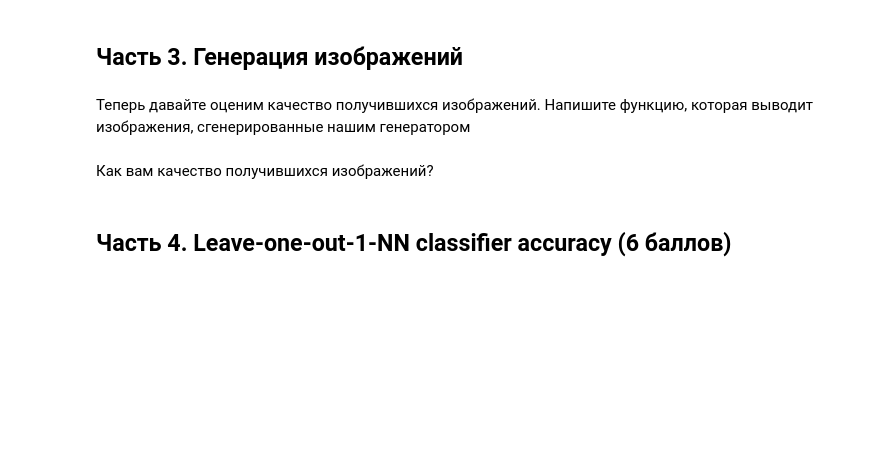
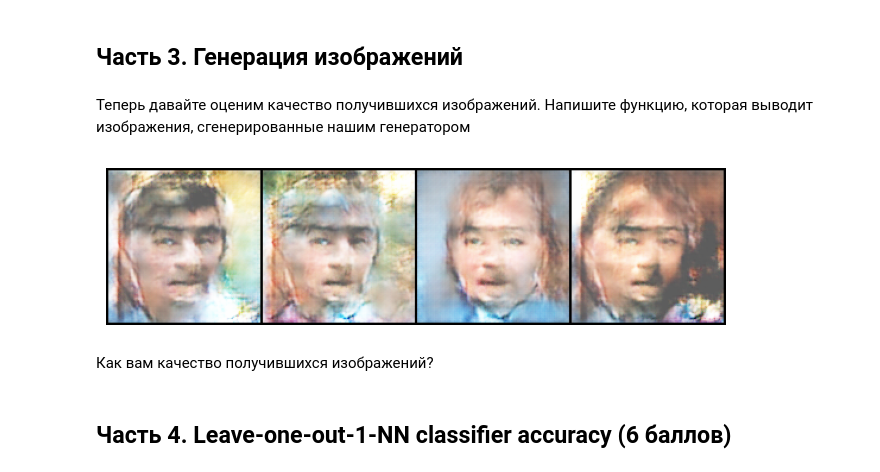
Before and after one commit to xaeliudzyh/dls_hw, a Jupyter notebook: week_11_GANs/Homework/homework_8_gans_part_1.ipynb, the cells around one changed output. Saved outputs shown, nothing was run; the diff lists cells and outputs as text; code cells hidden in the pictures; blank space fills up the shorter version.

```diff
--- a/week_11_GANs/Homework/homework_8_gans_part_1.ipynb
+++ b/week_11_GANs/Homework/homework_8_gans_part_1.ipynb
@@ -42,6 +63,9 @@ def get_dataloader(image_size, batch_size):
 # %%
 image_size = 128
 
+device = torch.device("cuda:0" if torch.cuda.is_available() else "cpu")
+
+dataloader = get_dataloader(image_size, batch_size=32)
 #TODO: build dataloader and transfer it to device
 # %% [markdown]
 ## Часть 2. Построение и обучение модели (2 балла)
@@ -103,3 +282,14 @@ def show_images(generated):
+# %%
+grid = make_grid(fake_images.cpu().detach(),
+                 nrow=n_images,
+                 normalize=True)         # диапазон ваших данных
+
+plt.figure(figsize=(8,8))
+plt.imshow(grid.permute(1, 2, 0))  # (H, W, C)
+plt.axis('off')
+plt.show()
+# %% [output]
+[figure, added]
 # %% [markdown]
 Как вам качество получившихся изображений?
 # %% [markdown]
```
Also changed, not shown: parts of 15 cells of this notebook.
